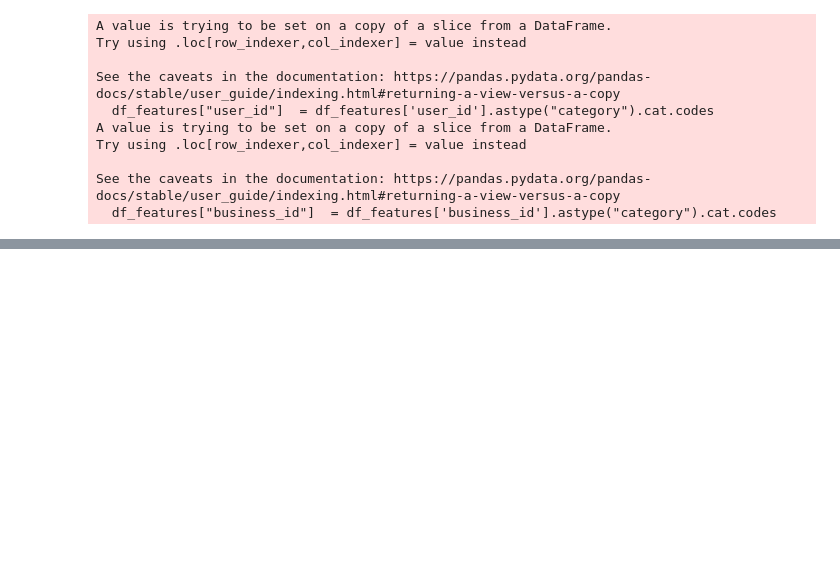
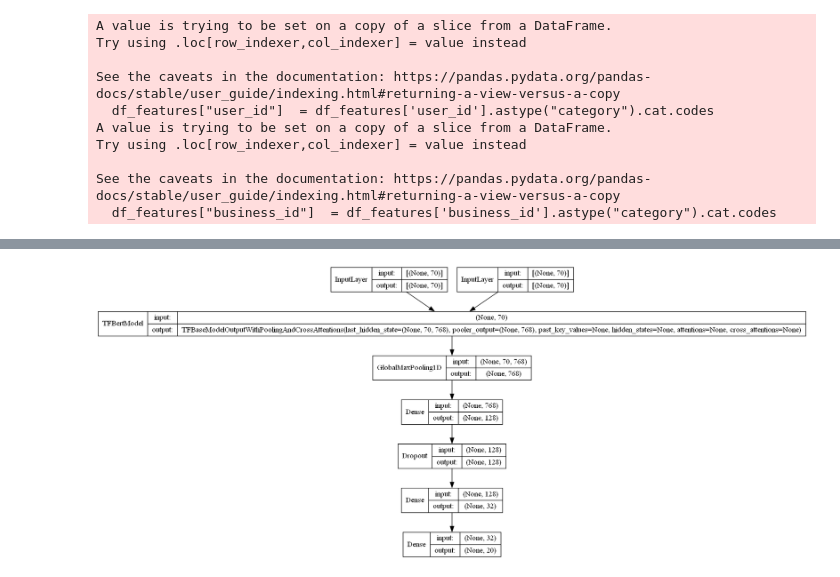
Before and after one commit to Bobeshwar/NLP-Recommender-System, a Jupyter notebook: Ameya/BertYelp.ipynb, the cells around one changed output, grey strips where cells are left out. Cells and saved outputs as stored; diff of their text form; code cells hidden in the pictures; blank space fills up the shorter version.

```diff
--- a/Ameya/BertYelp.ipynb
+++ b/Ameya/BertYelp.ipynb
@@ -109,5 +110,5 @@ y_test = tf.convert_to_tensor(
 )
 # %%
 tokenizer = BertTokenizer.from_pretrained('bert-base-uncased')
-roberta = TFRobertaModel.from_pretrained('roberta-base')
+bert = TFBertModel.from_pretrained('roberta-base')
 # %% [output]
@@ -120,7 +122,7 @@ If your task is similar to the task the model of the checkpoint was trained on,
 x_train = tokenizer(
     text=train_df.text.tolist(),
     add_special_tokens=True,
-    max_length=70,
+    max_length=512,
     truncation=True,
     padding=True,
     return_tensors='tf',
@@ -130,7 +132,7 @@ x_train = tokenizer(
 x_test = tokenizer(
     text=test_df.text.tolist(),
     add_special_tokens=True,
-    max_length=70,
+    max_length=512,
     truncation=True,
     padding=True,
     return_tensors='tf',
@@ -153,7 +155,7 @@ from tensorflow.keras.layers import Input, Dense
 max_len = 70
 input_ids = Input(shape=(max_len,), dtype=tf.int32, name="input_ids")
 input_mask = Input(shape=(max_len,), dtype=tf.int32, name="attention_mask")
-embeddings = roberta(input_ids,attention_mask = input_mask)[0]
+embeddings = bert(input_ids,attention_mask = input_mask)[0]
 out = tf.keras.layers.GlobalMaxPool1D()(embeddings)
 out = Dense(128, activation='relu')(out)
 out = tf.keras.layers.Dropout(0.1)(out)
@@ -182,7 +184,7 @@ train_history = model.fit(
     validation_data = (
     {'input_ids':x_test['input_ids'],'attention_mask':x_test['attention_mask']}, y_test
     ),
-  epochs=1,
+  epochs=2,
     batch_size=36
 )
 # %% [output]
@@ -231,0 +206,7 @@ INFO:tensorflow:Assets written to: ./roberta/assets
+# %%
+import os
+os.environ["PATH"] += os.pathsep + 'C:/Program Files/Graphviz/bin/'
+
+tf.keras.utils.plot_model(model, to_file='model_test.png',expand_nested=True, show_shapes=True, show_layer_names=True)
+# %% [output]
+[figure, added]
```
Also changed, not shown: parts of 10 cells of this notebook, 4 other files.
